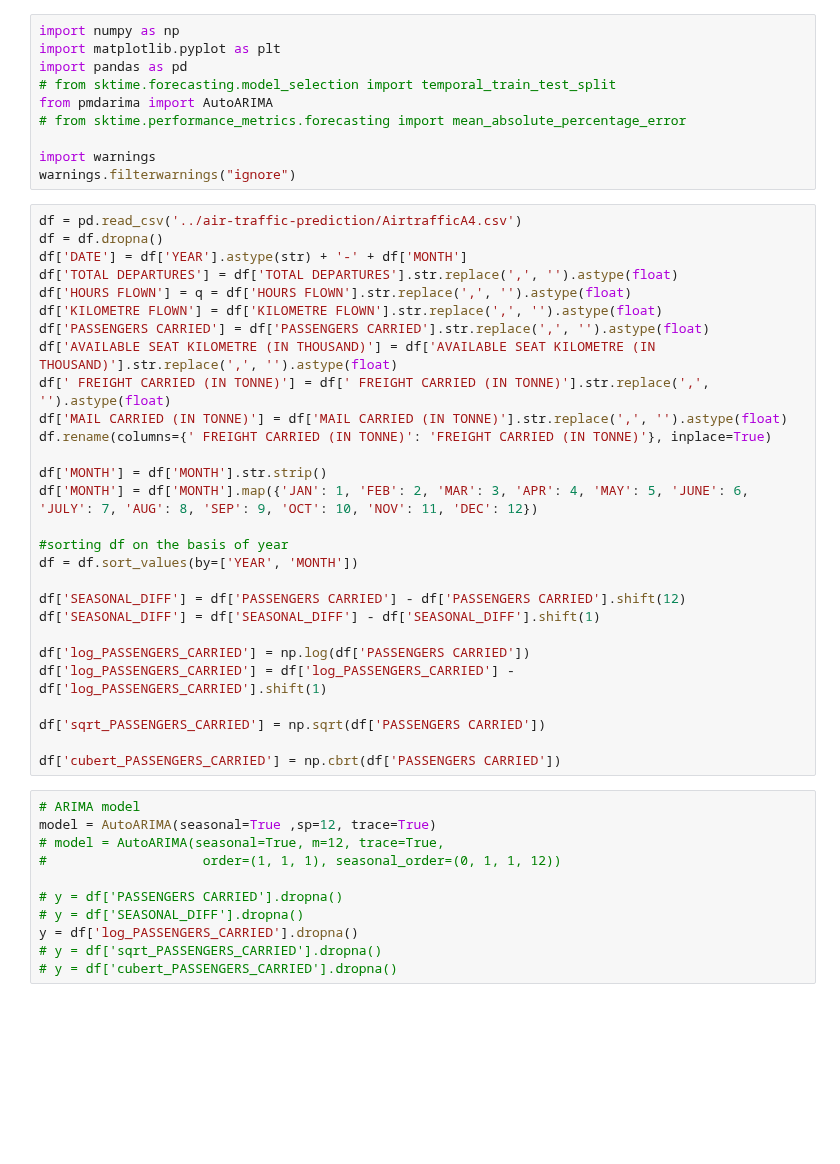
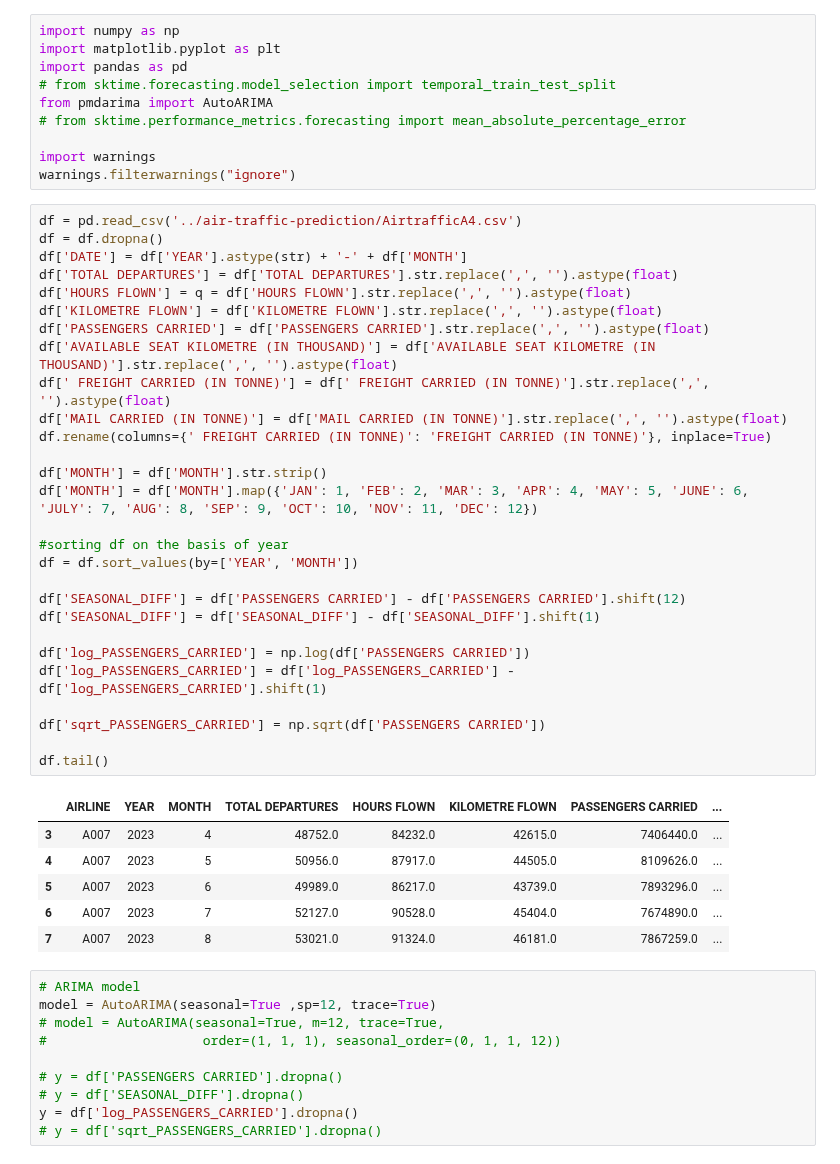
Before and after one commit to abhijain565aj/CS215-Assignment, a Jupyter notebook: A4-23B0903-23B0928-23B1057/code/Q2a.ipynb, the cells around one changed output. Saved outputs shown, nothing was run; the diff lists cells and outputs as text; blank space fills up the shorter version.

```diff
--- a/A4-23B0903-23B0928-23B1057/code/Q2a.ipynb
+++ b/A4-23B0903-23B0928-23B1057/code/Q2a.ipynb
@@ -11,31 +11,38 @@ warnings.filterwarnings("ignore")
 # %%
 df = pd.read_csv('../air-traffic-prediction/AirtrafficA4.csv')
 df = df.dropna()
 df['DATE'] = df['YEAR'].astype(str) + '-' + df['MONTH']
 df['TOTAL DEPARTURES'] = df['TOTAL DEPARTURES'].str.replace(',', '').astype(float)
 df['HOURS FLOWN'] = q = df['HOURS FLOWN'].str.replace(',', '').astype(float)
 df['KILOMETRE FLOWN'] = df['KILOMETRE FLOWN'].str.replace(',', '').astype(float)
 df['PASSENGERS CARRIED'] = df['PASSENGERS CARRIED'].str.replace(',', '').astype(float)
 df['AVAILABLE SEAT KILOMETRE (IN THOUSAND)'] = df['AVAILABLE SEAT KILOMETRE (IN THOUSAND)'].str.replace(',', '').astype(float)
 df[' FREIGHT CARRIED (IN TONNE)'] = df[' FREIGHT CARRIED (IN TONNE)'].str.replace(',', '').astype(float)
 df['MAIL CARRIED (IN TONNE)'] = df['MAIL CARRIED (IN TONNE)'].str.replace(',', '').astype(float)
 df.rename(columns={' FREIGHT CARRIED (IN TONNE)': 'FREIGHT CARRIED (IN TONNE)'}, inplace=True)
 
 df['MONTH'] = df['MONTH'].str.strip()
 df['MONTH'] = df['MONTH'].map({'JAN': 1, 'FEB': 2, 'MAR': 3, 'APR': 4, 'MAY': 5, 'JUNE': 6, 'JULY': 7, 'AUG': 8, 'SEP': 9, 'OCT': 10, 'NOV': 11, 'DEC': 12})
 
 #sorting df on the basis of year
 df = df.sort_values(by=['YEAR', 'MONTH'])
 
 df['SEASONAL_DIFF'] = df['PASSENGERS CARRIED'] - df['PASSENGERS CARRIED'].shift(12)
 df['SEASONAL_DIFF'] = df['SEASONAL_DIFF'] - df['SEASONAL_DIFF'].shift(1)
 
 df['log_PASSENGERS_CARRIED'] = np.log(df['PASSENGERS CARRIED'])
 df['log_PASSENGERS_CARRIED'] = df['log_PASSENGERS_CARRIED'] - df['log_PASSENGERS_CARRIED'].shift(1)
 
 df['sqrt_PASSENGERS_CARRIED'] = np.sqrt(df['PASSENGERS CARRIED'])
 
-df['cubert_PASSENGERS_CARRIED'] = np.cbrt(df['PASSENGERS CARRIED'])
+df.tail()
+# %% [output]
+|  | AIRLINE | YEAR | MONTH | TOTAL DEPARTURES | HOURS FLOWN | KILOMETRE FLOWN | PASSENGERS CARRIED | ... |
+| 3 | A007 | 2023 | 4 | 48752.0 | 84232.0 | 42615.0 | 7406440.0 | ... |
+| 4 | A007 | 2023 | 5 | 50956.0 | 87917.0 | 44505.0 | 8109626.0 | ... |
+| 5 | A007 | 2023 | 6 | 49989.0 | 86217.0 | 43739.0 | 7893296.0 | ... |
+| 6 | A007 | 2023 | 7 | 52127.0 | 90528.0 | 45404.0 | 7674890.0 | ... |
+| 7 | A007 | 2023 | 8 | 53021.0 | 91324.0 | 46181.0 | 7867259.0 | ... |
 # %%
 # ARIMA model
 model = AutoARIMA(seasonal=True ,sp=12, trace=True)
@@ -46,5 +53,4 @@ model = AutoARIMA(seasonal=True ,sp=12, trace=True)
 # y = df['SEASONAL_DIFF'].dropna()
 y = df['log_PASSENGERS_CARRIED'].dropna()
 # y = df['sqrt_PASSENGERS_CARRIED'].dropna()
-# y = df['cubert_PASSENGERS_CARRIED'].dropna()
 # %%
```
Also changed, not shown: parts of 3 cells of this notebook.
